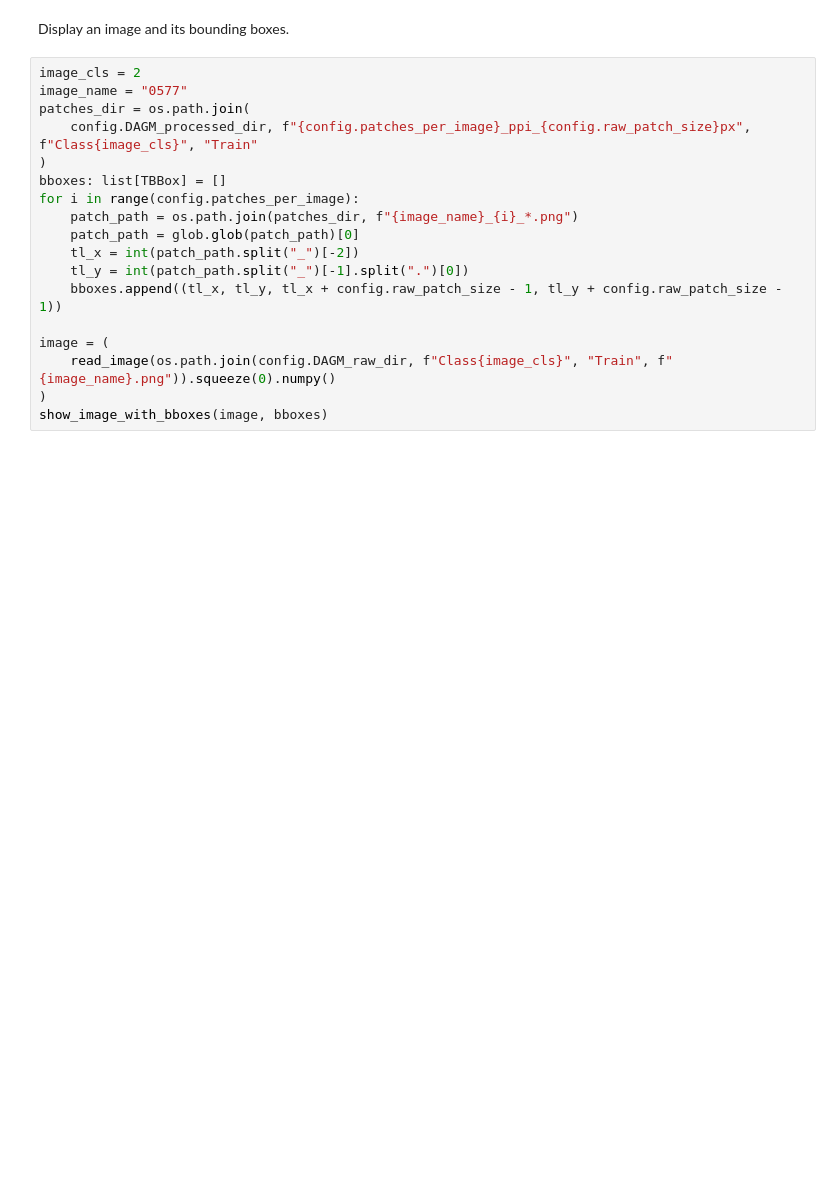
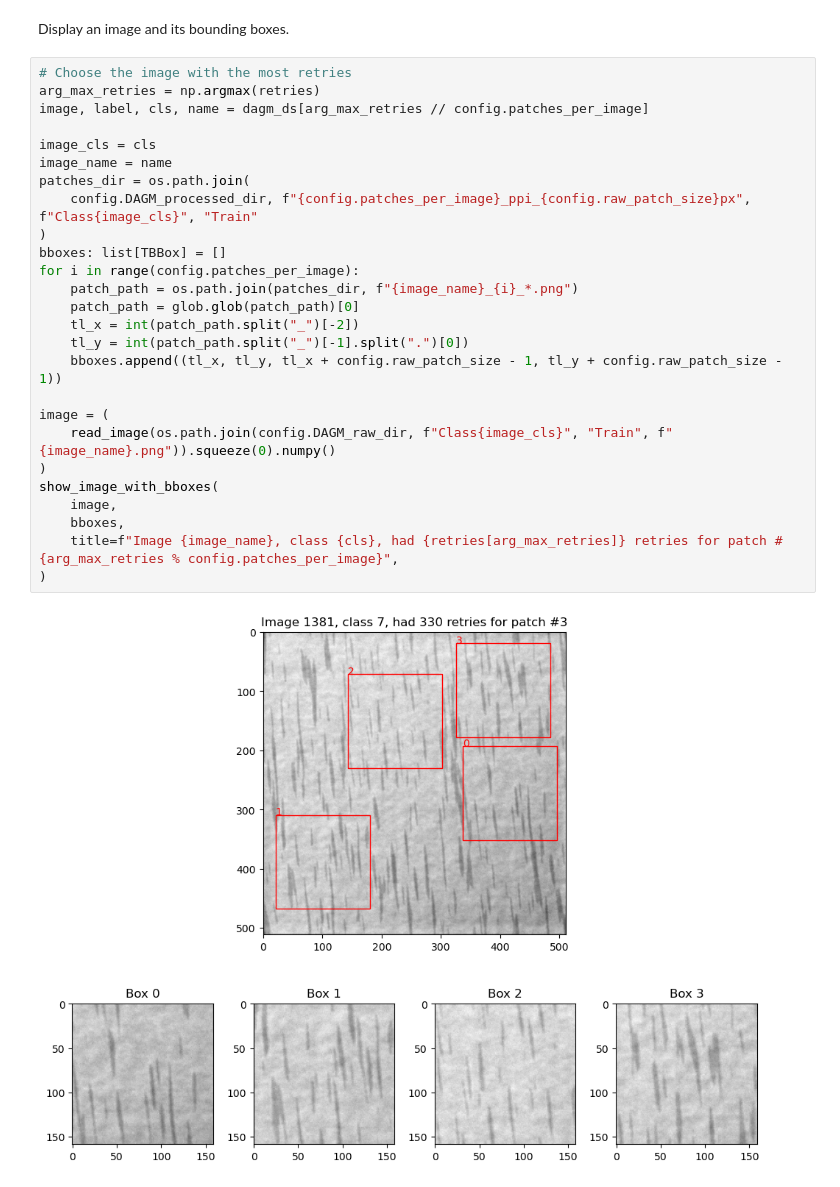
Before and after one commit to popastefan10/DeepAD, a Jupyter notebook: notebooks/data.ipynb, the cells around one changed output. Saved outputs shown, nothing was run; the diff lists cells and outputs as text; blank space fills up the shorter version.

```diff
--- a/notebooks/data.ipynb
+++ b/notebooks/data.ipynb
@@ -112,20 +140,30 @@ Generated a total of 28016 patches.
 # %% [markdown]
 Display an image and its bounding boxes.
 # %%
-image_cls = 2
-image_name = "0577"
+# Choose the image with the most retries
+arg_max_retries = np.argmax(retries)
+image, label, cls, name = dagm_ds[arg_max_retries // config.patches_per_image]
+
+image_cls = cls
+image_name = name
 patches_dir = os.path.join(
     config.DAGM_processed_dir, f"{config.patches_per_image}_ppi_{config.raw_patch_size}px", f"Class{image_cls}", "Train"
 )
 bboxes: list[TBBox] = []
 for i in range(config.patches_per_image):
     patch_path = os.path.join(patches_dir, f"{image_name}_{i}_*.png")
     patch_path = glob.glob(patch_path)[0]
     tl_x = int(patch_path.split("_")[-2])
     tl_y = int(patch_path.split("_")[-1].split(".")[0])
     bboxes.append((tl_x, tl_y, tl_x + config.raw_patch_size - 1, tl_y + config.raw_patch_size - 1))
 
 image = (
     read_image(os.path.join(config.DAGM_raw_dir, f"Class{image_cls}", "Train", f"{image_name}.png")).squeeze(0).numpy()
 )
-show_image_with_bboxes(image, bboxes)
+show_image_with_bboxes(
+    image,
+    bboxes,
+    title=f"Image {image_name}, class {cls}, had {retries[arg_max_retries]} retries for patch #{arg_max_retries % config.patches_per_image}",
+)
+# %% [output]
+[figure, added]
```
Also changed, not shown: parts of 6 cells of this notebook, 1 other file.
